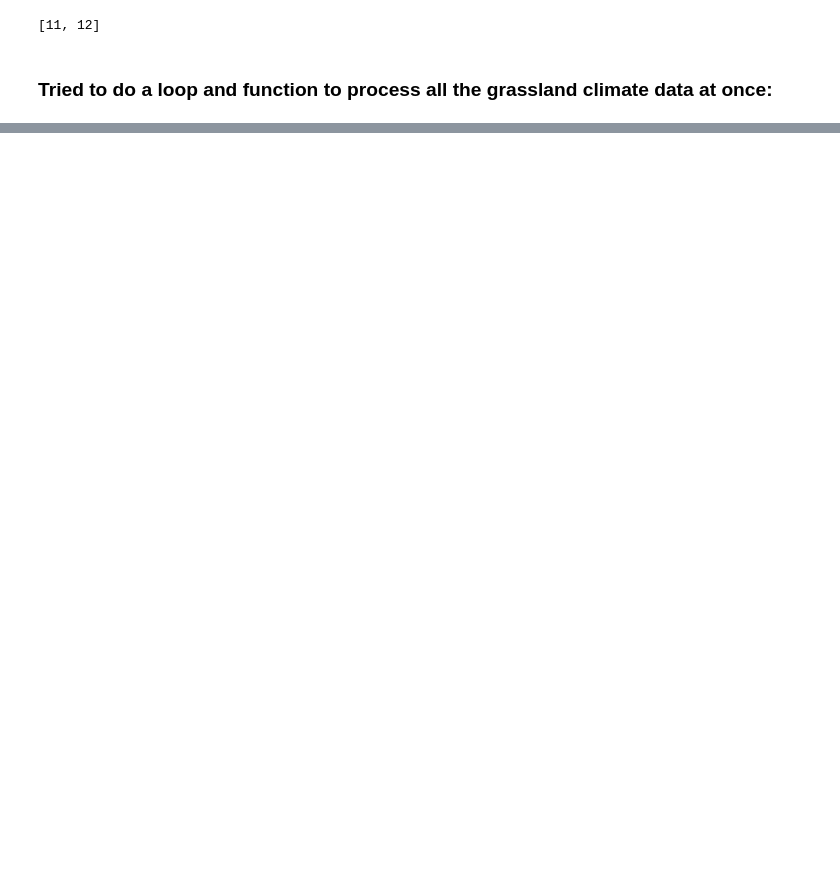
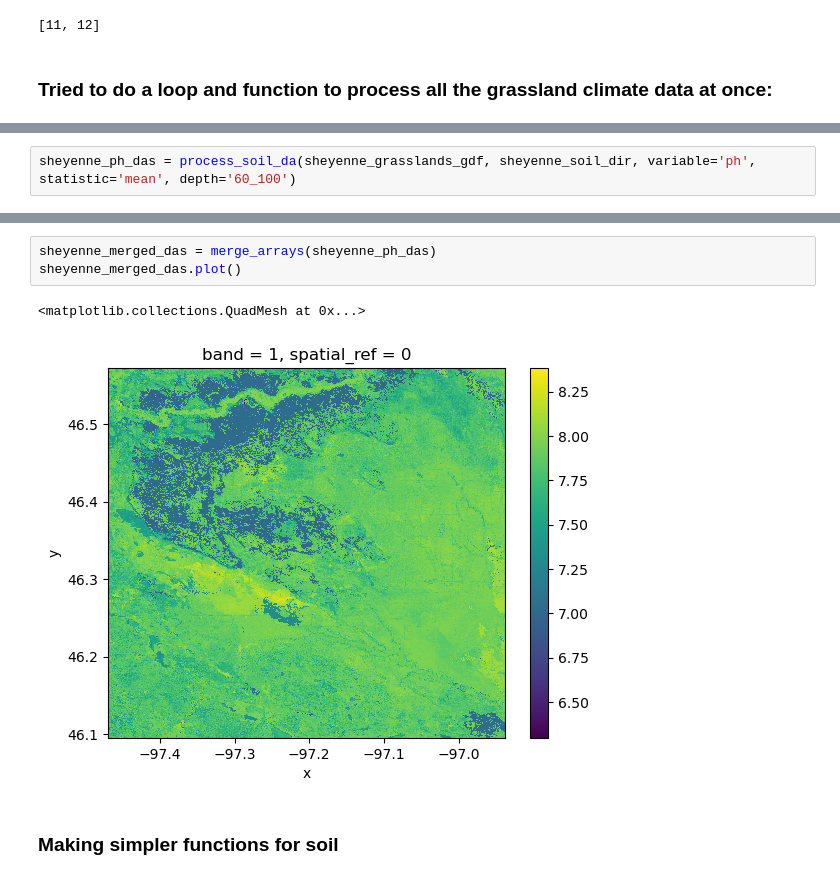
Before and after one commit to hanried/habitat-suitability, a Jupyter notebook: function-practice.ipynb, the cells around one changed output, grey strips where cells are left out. Cells and saved outputs as stored; diff of their text form; blank space fills up the shorter version.

Commit message:
worked on soil function versions

```diff
--- a/function-practice.ipynb
+++ b/function-practice.ipynb
@@ -187,0 +280,2 @@ sheyenne_merged_das.plot()
+# %%
+sheyenne_ph_das = process_soil_da(sheyenne_grasslands_gdf, sheyenne_soil_dir, variable='ph', statistic='mean', depth='60_100')
@@ -187,0 +308,8 @@ sheyenne_merged_das.plot()
+# %%
+sheyenne_merged_das = merge_arrays(sheyenne_ph_das)
+sheyenne_merged_das.plot()
+# %% [output]
+<matplotlib.collections.QuadMesh at 0x...>
+[figure, added]
+# %% [markdown]
+### Making simpler functions for soil
```
Also changed, not shown: parts of 32 cells of this notebook.
